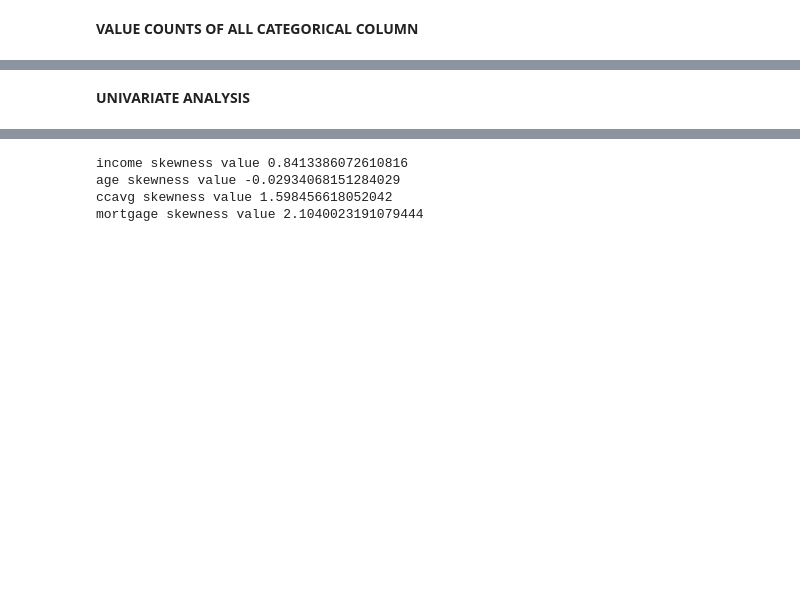
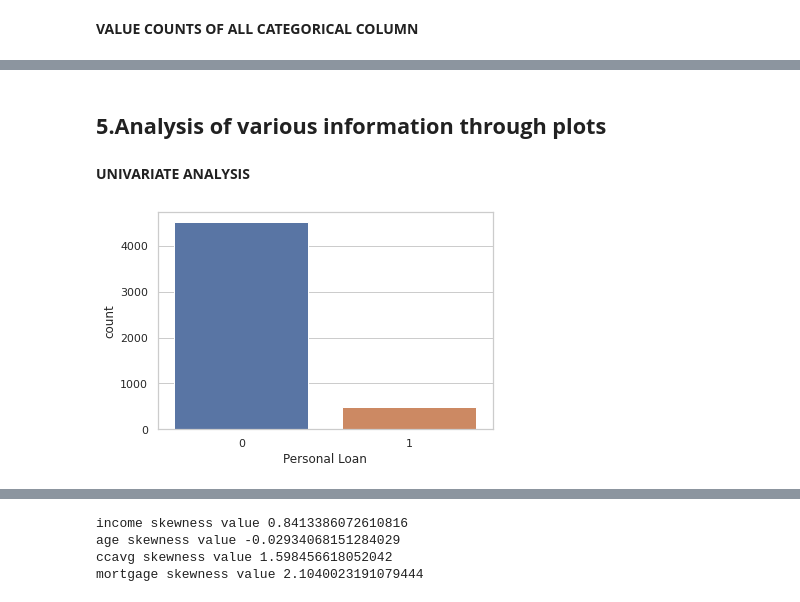
Before and after one commit to savika10/ML--classification, a Jupyter notebook: Marketing_campaign_for_Banking_products.ipynb, the cells around one changed output, grey strips where cells are left out. Saved outputs shown, nothing was run; the diff lists cells and outputs as text; code cells hidden in the pictures; blank space fills up the shorter version.

```diff
--- a/Marketing_campaign_for_Banking_products.ipynb
+++ b/Marketing_campaign_for_Banking_products.ipynb
@@ -244,5 +275,3 @@ Since ID have 5000 unique values,we'll drop it.
-# %%
-df=df.drop(['ID'],axis=1)
 # %% [markdown]
 **NUMBER OF PEOPLE WITH ZERO MORTGAGE**
 # %%
@@ -299,2 +313,9 @@ Name: Online, dtype: int64
+# %% [markdown]
+## **5.Analysis of various information through plots**
 # %% [markdown]
 **UNIVARIATE** **ANALYSIS**
+# %%
+sns.set_style("whitegrid")
+sns.countplot(df['Personal Loan']);
+# %% [output]
+[figure, added]
```
Also changed, not shown: parts of 141 cells of this notebook.
